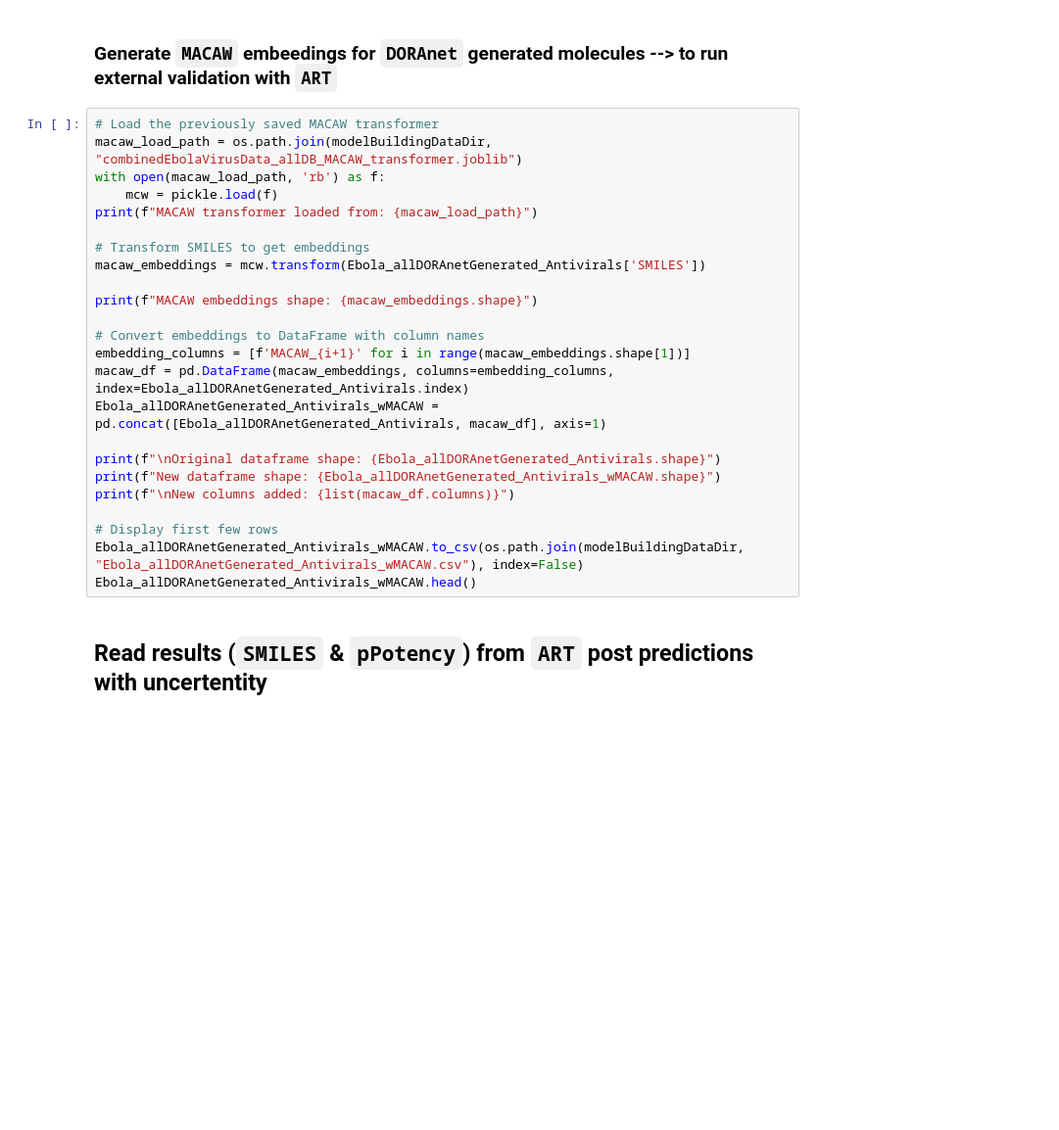
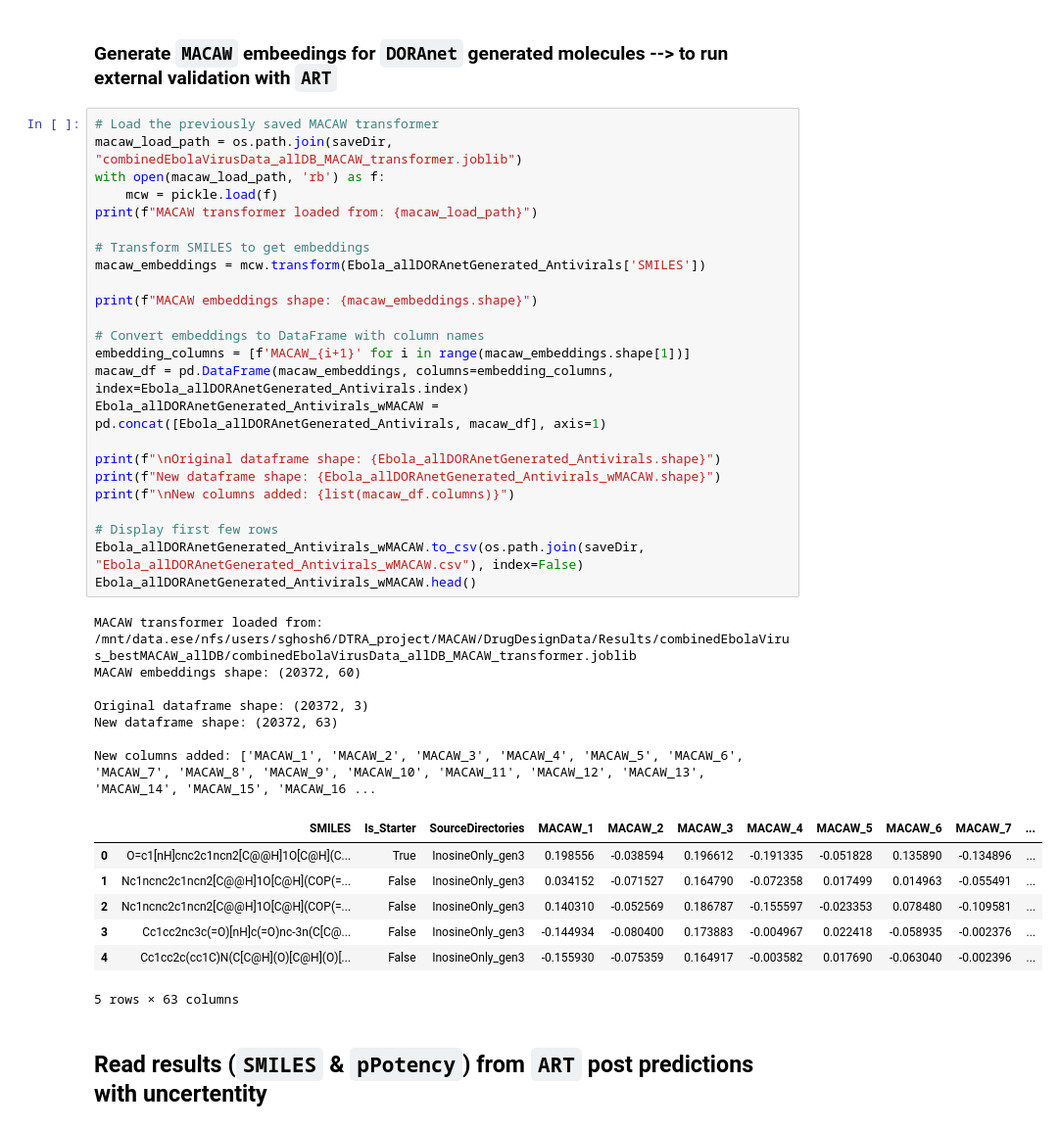
Before and after one commit to soumyadeepghosh35/DTRA_DrugDesign, a Jupyter notebook: DTRA_project_notebooks/Step3_MACAW_virus-combinedEbola_allDB.ipynb, the cells around one changed output. Shown at 98% size. Drawn from its saved outputs; the diff is of its cells as text; blank space fills up the shorter version.

```diff
--- a/DTRA_project_notebooks/Step3_MACAW_virus-combinedEbola_allDB.ipynb
+++ b/DTRA_project_notebooks/Step3_MACAW_virus-combinedEbola_allDB.ipynb
@@ -1477,28 +1620,43 @@ Ebola_allDORAnetGenerated_Antivirals
 ### Generate `MACAW` embeedings for `DORAnet` generated molecules --> to run external validation with `ART`
 # %%
 # Load the previously saved MACAW transformer
-macaw_load_path = os.path.join(modelBuildingDataDir, "combinedEbolaVirusData_allDB_MACAW_transformer.joblib")
+macaw_load_path = os.path.join(saveDir, "combinedEbolaVirusData_allDB_MACAW_transformer.joblib")
 with open(macaw_load_path, 'rb') as f:
     mcw = pickle.load(f)
 print(f"MACAW transformer loaded from: {macaw_load_path}")
 
 # Transform SMILES to get embeddings
 macaw_embeddings = mcw.transform(Ebola_allDORAnetGenerated_Antivirals['SMILES'])
 
 print(f"MACAW embeddings shape: {macaw_embeddings.shape}")
 
 # Convert embeddings to DataFrame with column names
 embedding_columns = [f'MACAW_{i+1}' for i in range(macaw_embeddings.shape[1])]
 macaw_df = pd.DataFrame(macaw_embeddings, columns=embedding_columns, index=Ebola_allDORAnetGenerated_Antivirals.index)
 Ebola_allDORAnetGenerated_Antivirals_wMACAW = pd.concat([Ebola_allDORAnetGenerated_Antivirals, macaw_df], axis=1)
 
 print(f"\nOriginal dataframe shape: {Ebola_allDORAnetGenerated_Antivirals.shape}")
 print(f"New dataframe shape: {Ebola_allDORAnetGenerated_Antivirals_wMACAW.shape}")
 print(f"\nNew columns added: {list(macaw_df.columns)}")
 
 # Display first few rows
-Ebola_allDORAnetGenerated_Antivirals_wMACAW.to_csv(os.path.join(modelBuildingDataDir, "Ebola_allDORAnetGenerated_Antivirals_wMACAW.csv"), index=False)
+Ebola_allDORAnetGenerated_Antivirals_wMACAW.to_csv(os.path.join(saveDir, "Ebola_allDORAnetGenerated_Antivirals_wMACAW.csv"), index=False)
 Ebola_allDORAnetGenerated_Antivirals_wMACAW.head()
+# %% [output]
+MACAW transformer loaded from: /mnt/data.ese/nfs/users/sghosh6/DTRA_project/MACAW/DrugDesignData/Results/combinedEbolaVirus_bestMACAW_allDB/combinedEbolaVirusData_allDB_MACAW_transformer.joblib
+MACAW embeddings shape: (20372, 60)
+
+Original dataframe shape: (20372, 3)
+New dataframe shape: (20372, 63)
+
+New columns added: ['MACAW_1', 'MACAW_2', 'MACAW_3', 'MACAW_4', 'MACAW_5', 'MACAW_6', 'MACAW_7', 'MACAW_8', 'MACAW_9', 'MACAW_10', 'MACAW_11', 'MACAW_12', 'MACAW_13', 'MACAW_14', 'MACAW_15', 'MACAW_16 ...
+|  | SMILES | Is_Starter | SourceDirectories | MACAW_1 | MACAW_2 | MACAW_3 | MACAW_4 | MACAW_5 | MACAW_6 | MACAW_7 | ... |
+| 0 | O=c1[nH]cnc2c1ncn2[C@@H]1O[C@H](C... | True | InosineOnly_gen3 | 0.198556 | -0.038594 | 0.196612 | -0.191335 | -0.051828 | 0.135890 | -0.134896 | ... |
+| 1 | Nc1ncnc2c1ncn2[C@@H]1O[C@H](COP(=... | False | InosineOnly_gen3 | 0.034152 | -0.071527 | 0.164790 | -0.072358 | 0.017499 | 0.014963 | -0.055491 | ... |
+| 2 | Nc1ncnc2c1ncn2[C@@H]1O[C@H](COP(=... | False | InosineOnly_gen3 | 0.140310 | -0.052569 | 0.186787 | -0.155597 | -0.023353 | 0.078480 | -0.109581 | ... |
+| 3 | Cc1cc2nc3c(=O)[nH]c(=O)nc-3n(C[C@... | False | InosineOnly_gen3 | -0.144934 | -0.080400 | 0.173883 | -0.004967 | 0.022418 | -0.058935 | -0.002376 | ... |
+| 4 | Cc1cc2c(cc1C)N(C[C@H](O)[C@H](O)[... | False | InosineOnly_gen3 | -0.155930 | -0.075359 | 0.164917 | -0.003582 | 0.017690 | -0.063040 | -0.002396 | ... |
+5 rows × 63 columns
 # %% [markdown]
 ## Read results (`SMILES` & `pPotency`) from `ART` post predictions with uncertentity
 # %%
```
Also changed, not shown: parts of 29 cells of this notebook.
